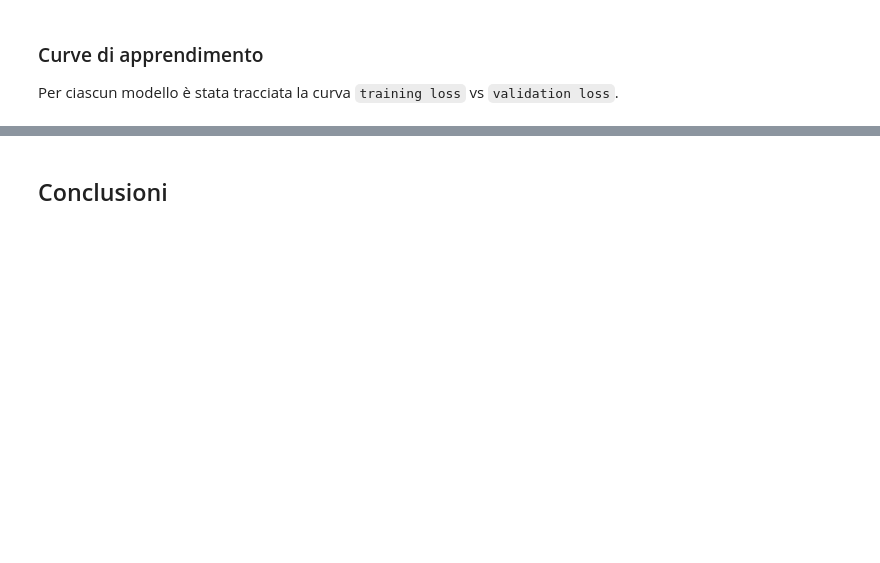
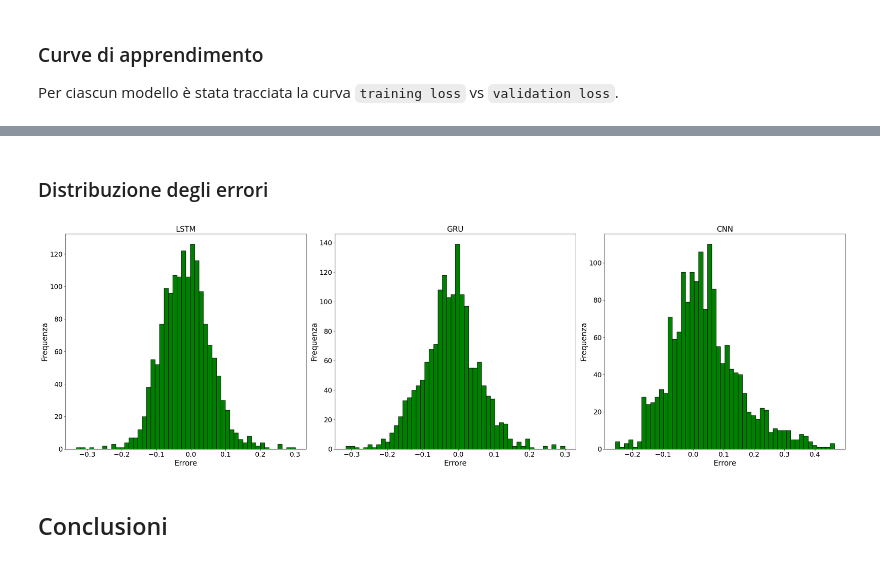
Before and after one commit to SkybunNataliia/Progetto-AI, a Jupyter notebook: report.ipynb, the cells around one changed output, grey strips where cells are left out. Saved outputs shown, nothing was run; the diff lists cells and outputs as text; code cells hidden in the pictures; blank space fills up the shorter version.

```diff
--- a/report.ipynb
+++ b/report.ipynb
@@ -406,2 +406,32 @@ plt.show()
+# %% [markdown]
+### Distribuzione degli errori
+# %%
+paths = {
+    "LSTM": "experiments/lstm/v4/preds_vs_targets.csv",
+    "GRU": "experiments/gru/v7/preds_vs_targets.csv",
+    "CNN": "experiments/cnn/v4/preds_vs_targets.csv"
+}
+
+results = {}
+for model_name, path in paths.items():
+    df = pd.read_csv(path)
+    targets = df["target"].to_numpy()
+    preds = df["prediction"].to_numpy()
+    errors = preds - targets
+    results[model_name] = errors
+
+fig, axes = plt.subplots(1, 3, figsize=(30, 10))
+
+for ax, (model_name, errors) in zip(axes, results.items()):
+    ax.hist(errors, bins=50, color='green', edgecolor='black')
+    ax.set_title(f"{model_name}", fontsize=20)
+    ax.set_xlabel("Errore", fontsize=20)
+    ax.set_ylabel("Frequenza", fontsize=20)
+    ax.tick_params(labelsize=18)
+
+plt.tight_layout(rect=[0, 0, 1, 0.92])
+plt.show()
+# %% [output]
+[figure, added]
 # %% [markdown]
 ## Conclusioni
```
Also changed, not shown: parts of 2 cells of this notebook, 20 other files.
